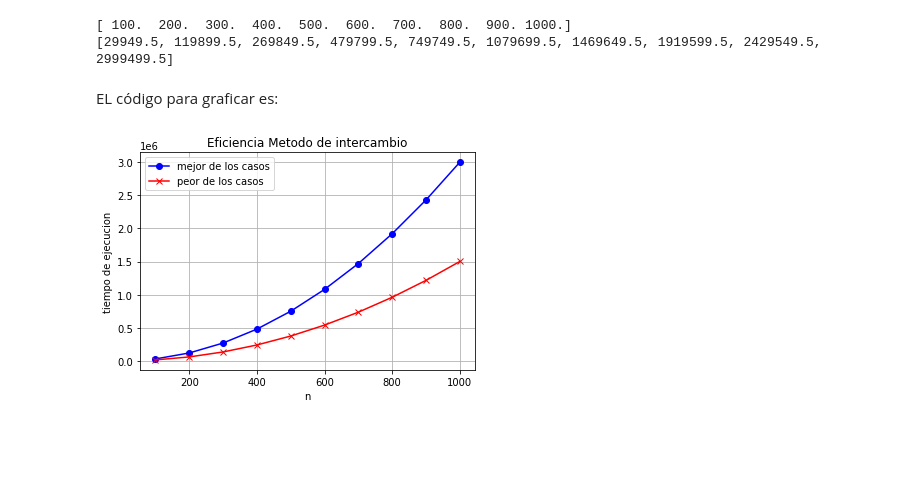
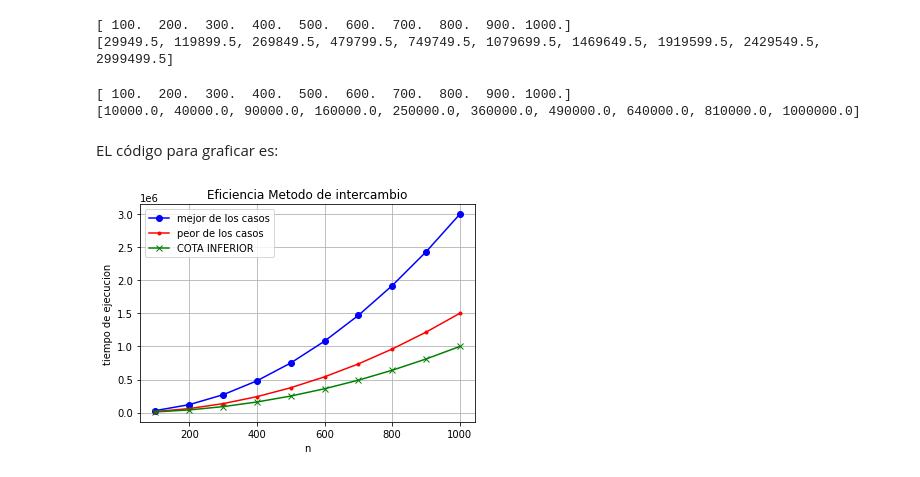
Before and after one commit to CastilloEdaUnam/Notas, a Jupyter notebook: EficienciaAlgoritmica.ipynb, the cells around one changed output. Cells and saved outputs as stored; diff of their text form; code cells hidden in the pictures; blank space fills up the shorter version.

```diff
--- a/EficienciaAlgoritmica.ipynb
+++ b/EficienciaAlgoritmica.ipynb
@@ -316,20 +316,32 @@ print(peor)
 # %% [output]
 [ 100.  200.  300.  400.  500.  600.  700.  800.  900. 1000.]
 [29949.5, 119899.5, 269849.5, 479799.5, 749749.5, 1079699.5, 1469649.5, 1919599.5, 2429549.5, 2999499.5]
+# %%
+nv = np.linspace(100,1000,10)
+cotaInferior = []
+for n in nv:
+  cotaInferior.append(n**2)
+
+print(nv)
+print(cotaInferior)
+# %% [output]
+[ 100.  200.  300.  400.  500.  600.  700.  800.  900. 1000.]
+[10000.0, 40000.0, 90000.0, 160000.0, 250000.0, 360000.0, 490000.0, 640000.0, 810000.0, 1000000.0]
 # %% [markdown]
 EL código para graficar es:
 # %%
 import matplotlib.pyplot as plt
 
 fig, grafica = plt.subplots(facecolor='w', edgecolor='k')
 grafica.plot(nv,peor,marker='o',color='b')
-grafica.plot(nv,mejor,marker='x',color='r')
+grafica.plot(nv,mejor,marker='.',color='r')
+grafica.plot(nv,cotaInferior,marker='x',color='green')
 grafica.set_xlabel('n')
 grafica.set_ylabel('tiempo de ejecucion')
 grafica.grid(True)
-grafica.legend(['mejor de los casos','peor de los casos'])
+grafica.legend(['mejor de los casos','peor de los casos','COTA INFERIOR'])
 
 plt.title('Eficiencia Metodo de intercambio')
 plt.show()
 # %% [output]
-[figure, old version]
+[figure, new version]
```
